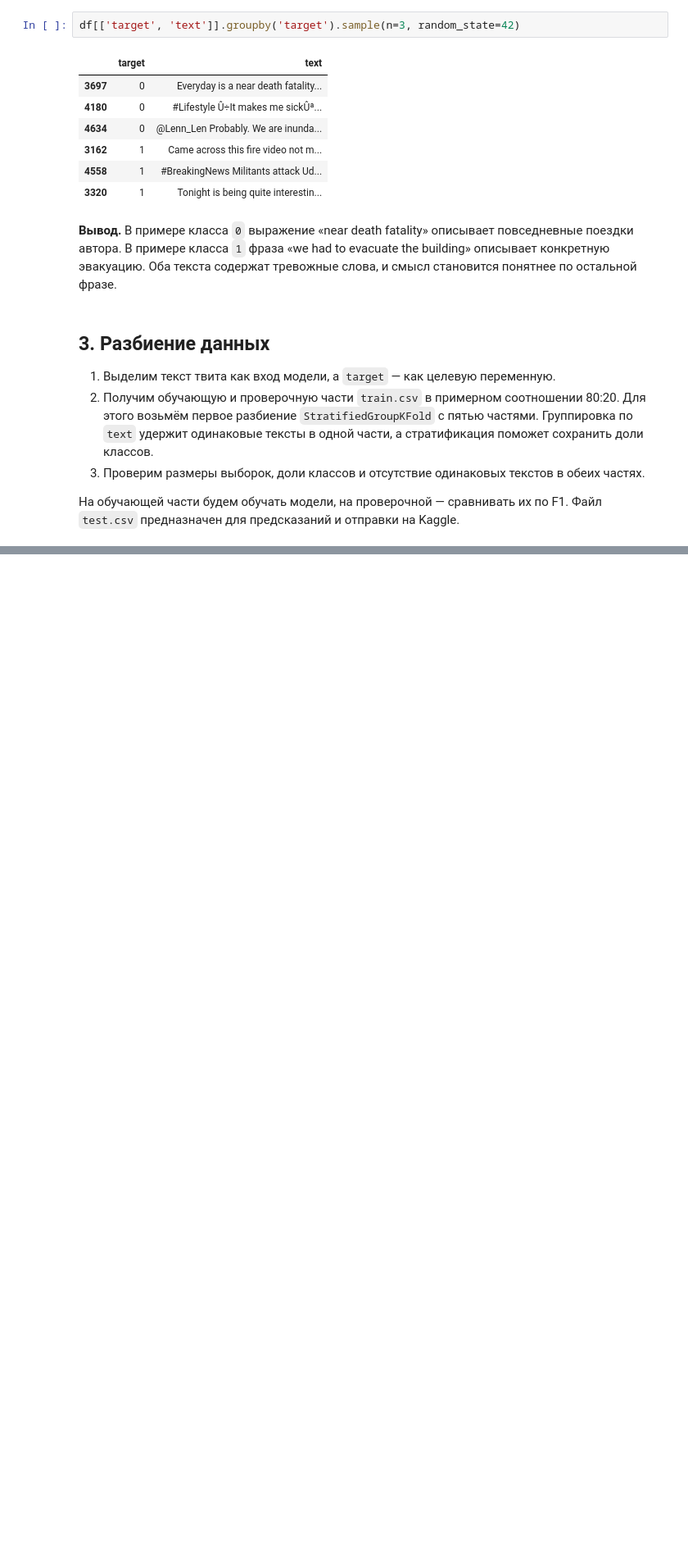
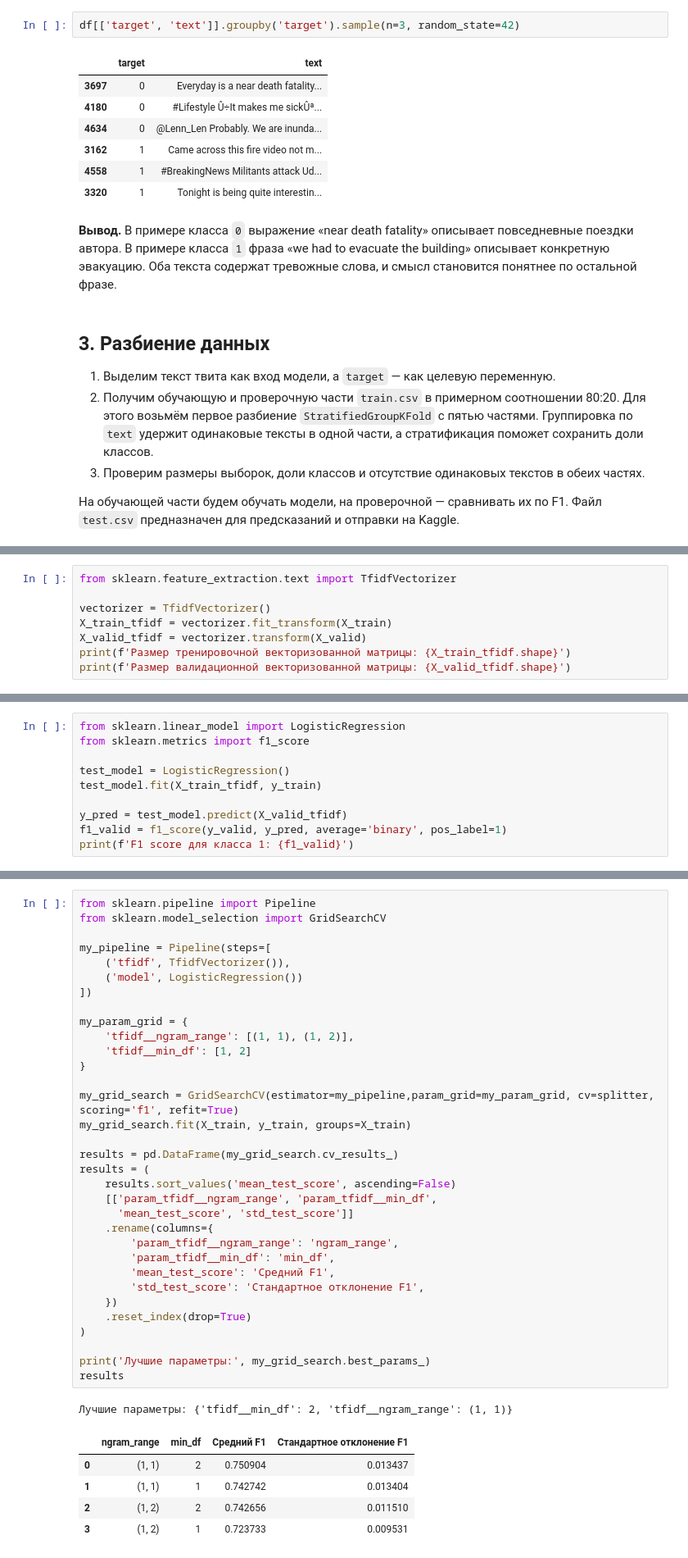
Before and after one commit to Ak1-AleX/NLP-ML, a Jupyter notebook: NLP.ipynb, the cells around one changed output, grey strips where cells are left out. Shown at 82% size. Saved outputs shown, nothing was run; the diff lists cells and outputs as text; blank space fills up the shorter version.

Commit message:
Add: data partitioning and base model fitting

```diff
--- a/NLP.ipynb
+++ b/NLP.ipynb
@@ -239,0 +286,8 @@ the building» описывает конкретную эвакуацию. Об
+# %%
+from sklearn.feature_extraction.text import TfidfVectorizer
+
+vectorizer = TfidfVectorizer()
+X_train_tfidf = vectorizer.fit_transform(X_train)
+X_valid_tfidf = vectorizer.transform(X_valid)
+print(f'Размер тренировочной векторизованной матрицы: {X_train_tfidf.shape}')
+print(f'Размер валидационной векторизованной матрицы: {X_valid_tfidf.shape}')
@@ -239,0 +303,10 @@ the building» описывает конкретную эвакуацию. Об
+# %%
+from sklearn.linear_model import LogisticRegression
+from sklearn.metrics import f1_score
+
+test_model = LogisticRegression()
+test_model.fit(X_train_tfidf, y_train)
+
+y_pred = test_model.predict(X_valid_tfidf)
+f1_valid = f1_score(y_valid, y_pred, average='binary', pos_label=1)
+print(f'F1 score для класса 1: {f1_valid}')
@@ -239,0 +379,40 @@ the building» описывает конкретную эвакуацию. Об
+# %%
+from sklearn.pipeline import Pipeline
+from sklearn.model_selection import GridSearchCV
+
+my_pipeline = Pipeline(steps=[
+    ('tfidf', TfidfVectorizer()),
+    ('model', LogisticRegression())
+])
+
+my_param_grid = {
+    'tfidf__ngram_range': [(1, 1), (1, 2)],
+    'tfidf__min_df': [1, 2]
+}
+
+my_grid_search = GridSearchCV(estimator=my_pipeline,param_grid=my_param_grid, cv=splitter, scoring='f1', refit=True)
+my_grid_search.fit(X_train, y_train, groups=X_train)
+
+results = pd.DataFrame(my_grid_search.cv_results_)
+results = (
+    results.sort_values('mean_test_score', ascending=False)
+    [['param_tfidf__ngram_range', 'param_tfidf__min_df',
+      'mean_test_score', 'std_test_score']]
+    .rename(columns={
+        'param_tfidf__ngram_range': 'ngram_range',
+        'param_tfidf__min_df': 'min_df',
+        'mean_test_score': 'Средний F1',
+        'std_test_score': 'Стандартное отклонение F1',
+    })
+    .reset_index(drop=True)
+)
+
+print('Лучшие параметры:', my_grid_search.best_params_)
+results
+# %% [output]
+Лучшие параметры: {'tfidf__min_df': 2, 'tfidf__ngram_range': (1, 1)}
+|  | ngram_range | min_df | Средний F1 | Стандартное отклонение F1 |
+| 0 | (1, 1) | 2 | 0.750904 | 0.013437 |
+| 1 | (1, 1) | 1 | 0.742742 | 0.013404 |
+| 2 | (1, 2) | 2 | 0.742656 | 0.011510 |
+| 3 | (1, 2) | 1 | 0.723733 | 0.009531 |
```
Also changed, not shown: parts of 16 cells of this notebook.
